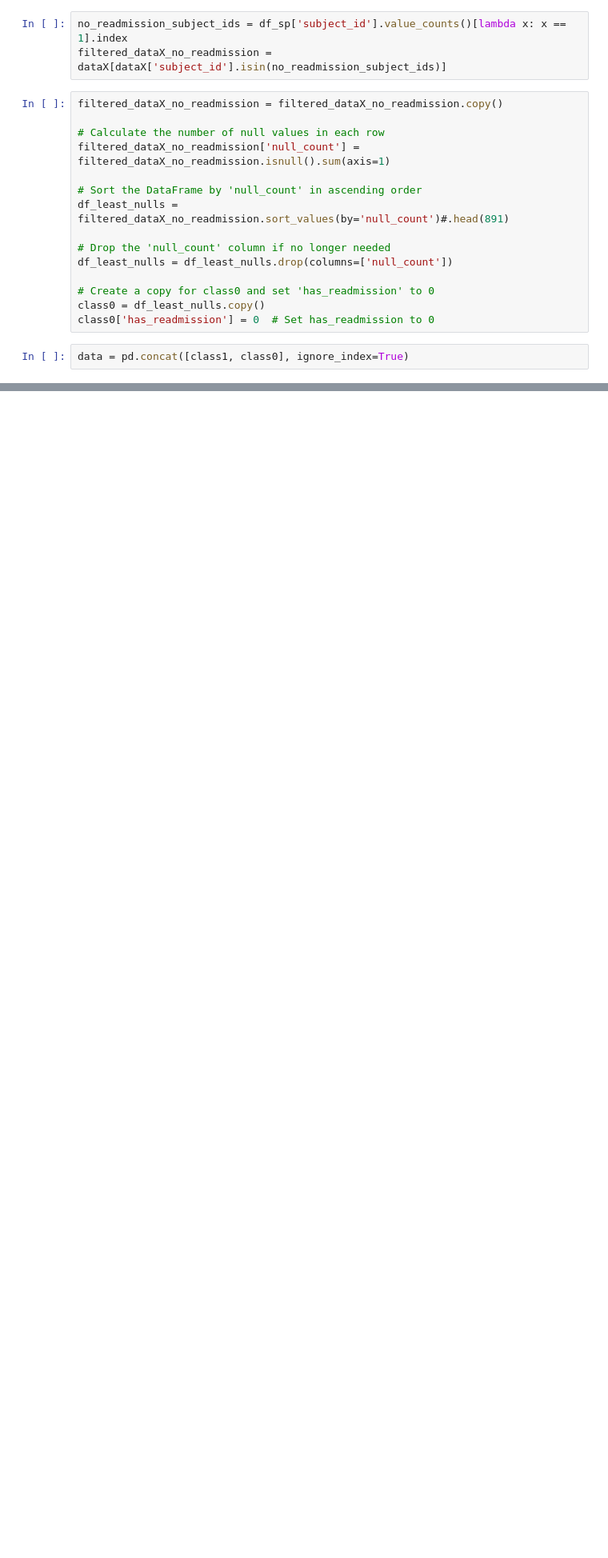
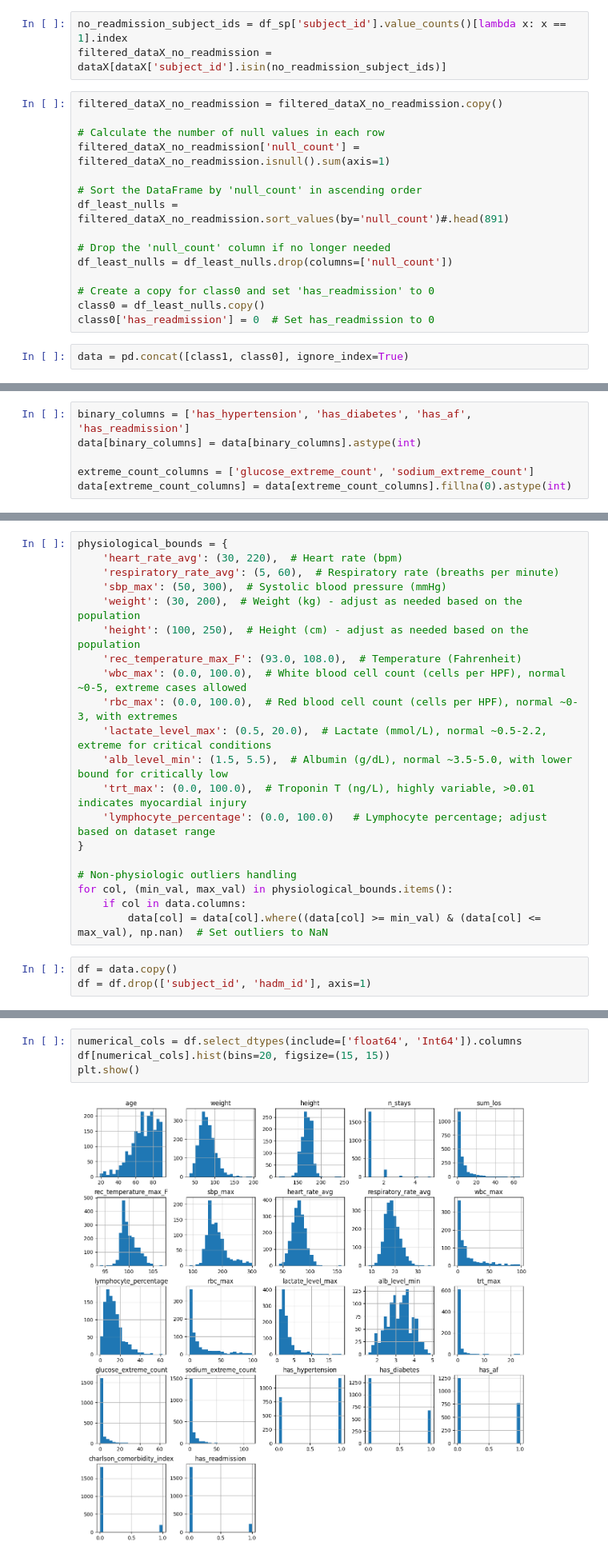
Before and after one commit to tsarathi/comp90089, a Jupyter notebook: comp90089.ipynb, the cells around one changed output, grey strips where cells are left out. Shown at 80% size. Saved outputs shown, nothing was run; the diff lists cells and outputs as text; blank space fills up the shorter version.

```diff
--- a/comp90089.ipynb
+++ b/comp90089.ipynb
@@ -656,0 +791,6 @@ data = pd.concat([class1, class0], ignore_index=True)
+# %%
+binary_columns = ['has_hypertension', 'has_diabetes', 'has_af', 'has_readmission']
+data[binary_columns] = data[binary_columns].astype(int)
+
+extreme_count_columns = ['glucose_extreme_count', 'sodium_extreme_count']
+data[extreme_count_columns] = data[extreme_count_columns].fillna(0).astype(int)
@@ -656,0 +801,23 @@ data = pd.concat([class1, class0], ignore_index=True)
+# %%
+physiological_bounds = {
+    'heart_rate_avg': (30, 220),  # Heart rate (bpm)
+    'respiratory_rate_avg': (5, 60),  # Respiratory rate (breaths per minute)
+    'sbp_max': (50, 300),  # Systolic blood pressure (mmHg)
+    'weight': (30, 200),  # Weight (kg) - adjust as needed based on the population
+    'height': (100, 250),  # Height (cm) - adjust as needed based on the population
+    'rec_temperature_max_F': (93.0, 108.0),  # Temperature (Fahrenheit)
+    'wbc_max': (0.0, 100.0),  # White blood cell count (cells per HPF), normal ~0-5, extreme cases allowed
+    'rbc_max': (0.0, 100.0),  # Red blood cell count (cells per HPF), normal ~0-3, with extremes
+    'lactate_level_max': (0.5, 20.0),  # Lactate (mmol/L), normal ~0.5-2.2, extreme for critical conditions
+    'alb_level_min': (1.5, 5.5),  # Albumin (g/dL), normal ~3.5-5.0, with lower bound for critically low
+    'trt_max': (0.0, 100.0),  # Troponin T (ng/L), highly variable, >0.01 indicates myocardial injury
+    'lymphocyte_percentage': (0.0, 100.0)   # Lymphocyte percentage; adjust based on dataset range
+}
+
+# Non-physiologic outliers handling
+for col, (min_val, max_val) in physiological_bounds.items():
+    if col in data.columns:
+        data[col] = data[col].where((data[col] >= min_val) & (data[col] <= max_val), np.nan)  # Set outliers to NaN
+# %%
+df = data.copy()
+df = df.drop(['subject_id', 'hadm_id'], axis=1)
@@ -656,0 +852,6 @@ data = pd.concat([class1, class0], ignore_index=True)
+# %%
+numerical_cols = df.select_dtypes(include=['float64', 'Int64']).columns
+df[numerical_cols].hist(bins=20, figsize=(15, 15))
+plt.show()
+# %% [output]
+[figure, added]
```
Also changed, not shown: parts of 44 cells of this notebook, 7 other files.
